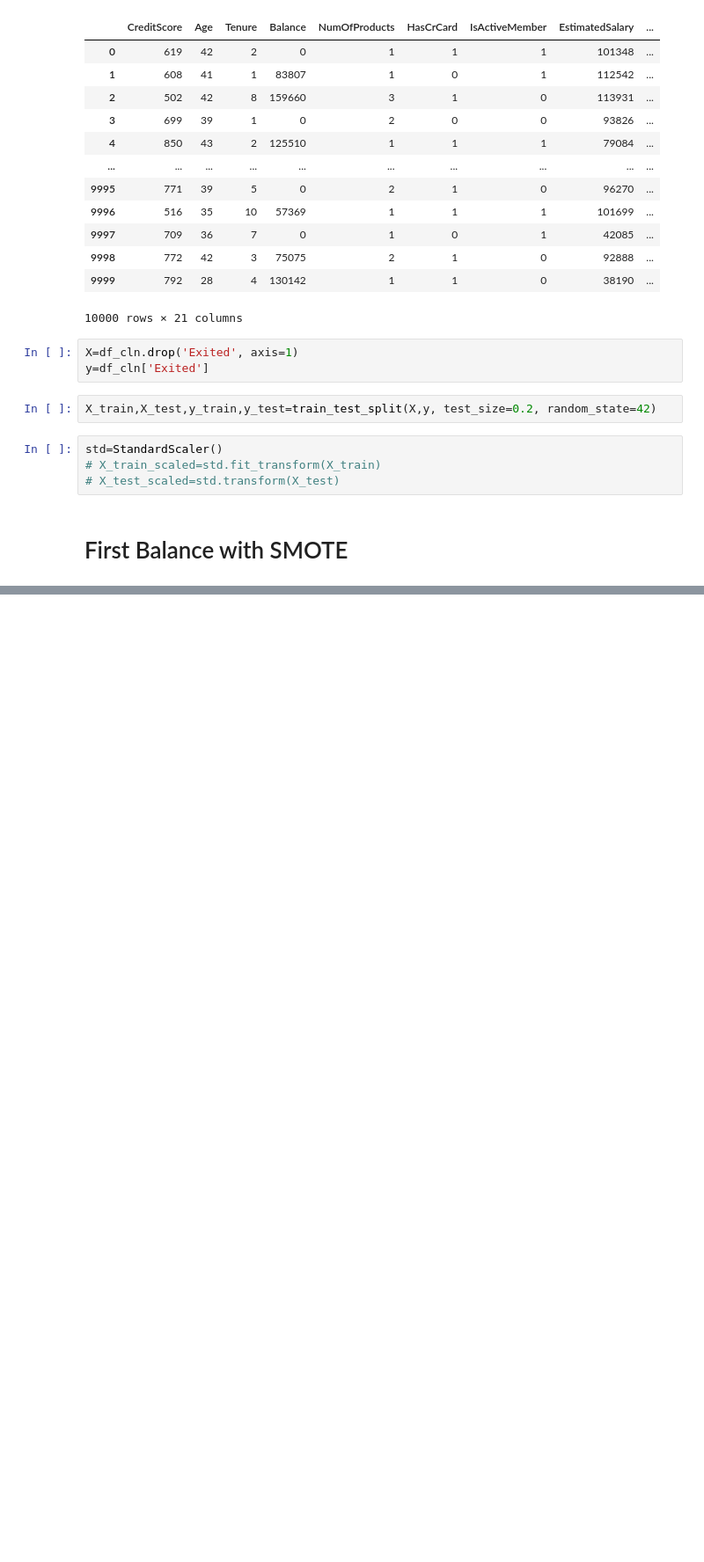
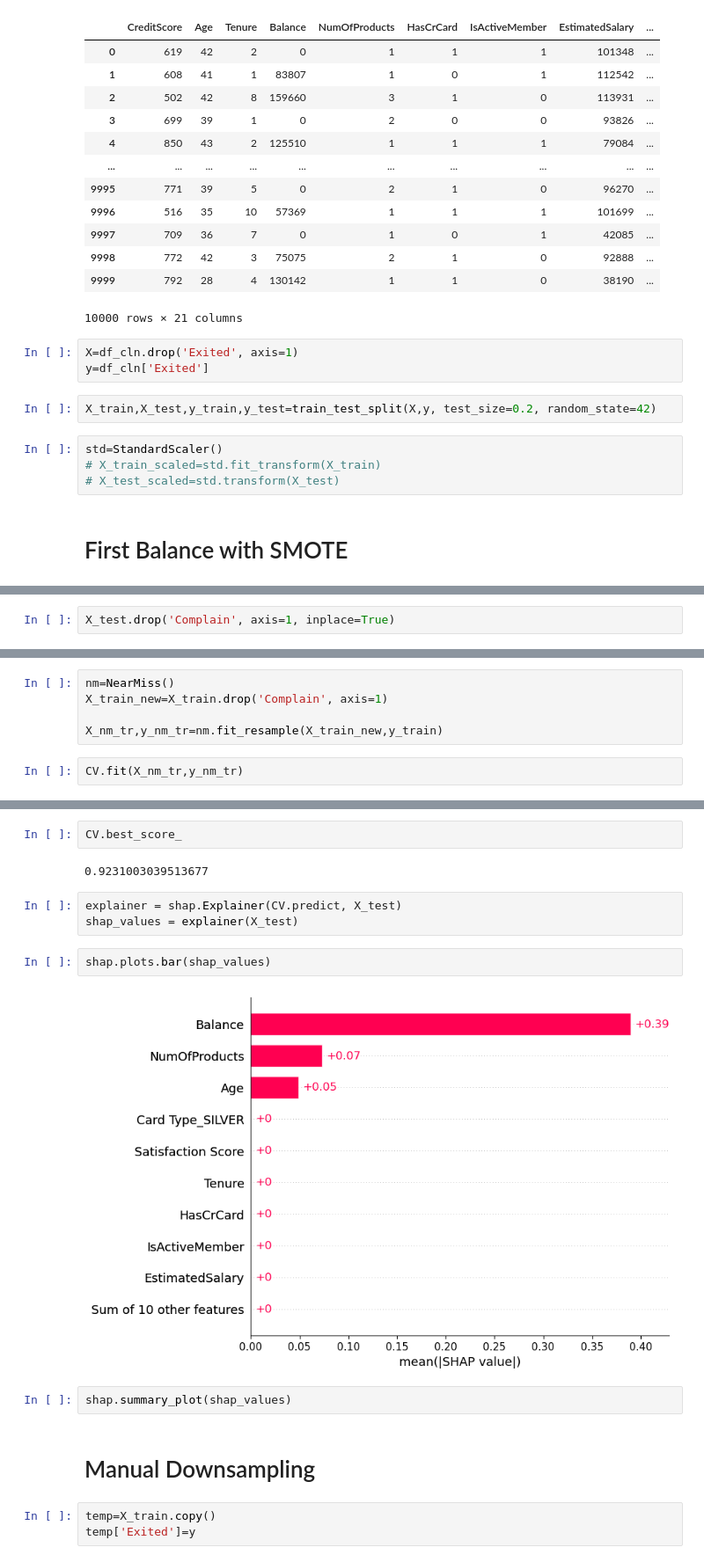
Before and after one commit to Chris-Sachpas/Github_Project_3, a Jupyter notebook: Github Project 3.ipynb, the cells around one changed output, grey strips where cells are left out. Shown at 88% size. Saved outputs shown, nothing was run; the diff lists cells and outputs as text; blank space fills up the shorter version.

```diff
--- a/Github Project 3.ipynb
+++ b/Github Project 3.ipynb
@@ -140,0 +262,2 @@ pipe= [
+# %%
+X_test.drop('Complain', axis=1, inplace=True)
@@ -140,0 +284,7 @@ pipe= [
+# %%
+nm=NearMiss()
+X_train_new=X_train.drop('Complain', axis=1)
+
+X_nm_tr,y_nm_tr=nm.fit_resample(X_train_new,y_train)
+# %%
+CV.fit(X_nm_tr,y_nm_tr)
@@ -140,0 +321,18 @@ pipe= [
+# %%
+CV.best_score_
+# %% [output]
+0.9231003039513677
+# %%
+explainer = shap.Explainer(CV.predict, X_test)
+shap_values = explainer(X_test)
+# %%
+shap.plots.bar(shap_values)
+# %% [output]
+[figure, added]
+# %%
+shap.summary_plot(shap_values)
+# %% [markdown]
+# Manual Downsampling
+# %%
+temp=X_train.copy()
+temp['Exited']=y
```
Also changed, not shown: parts of 27 cells of this notebook.
